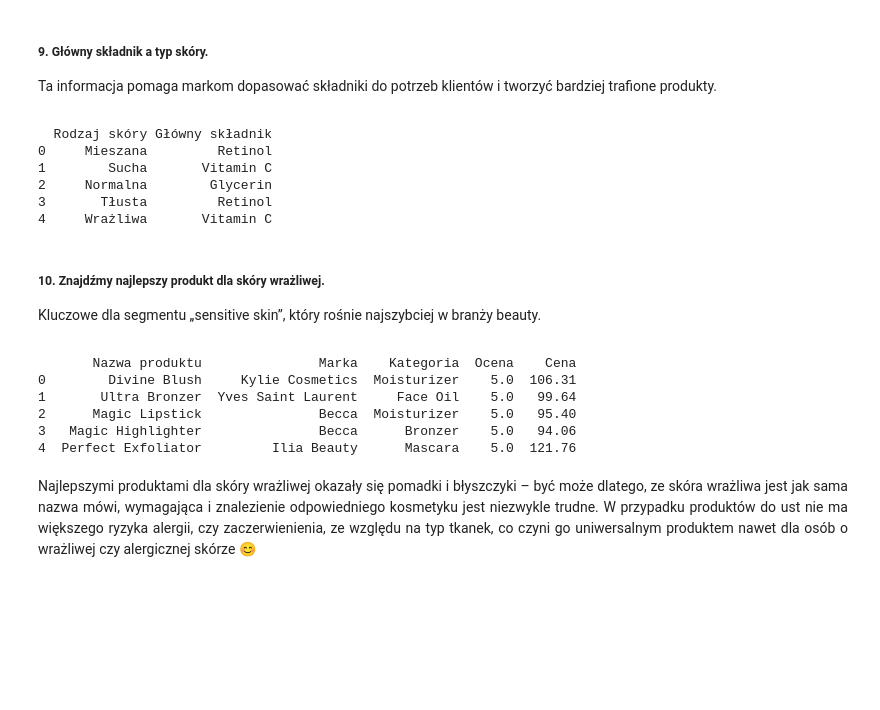
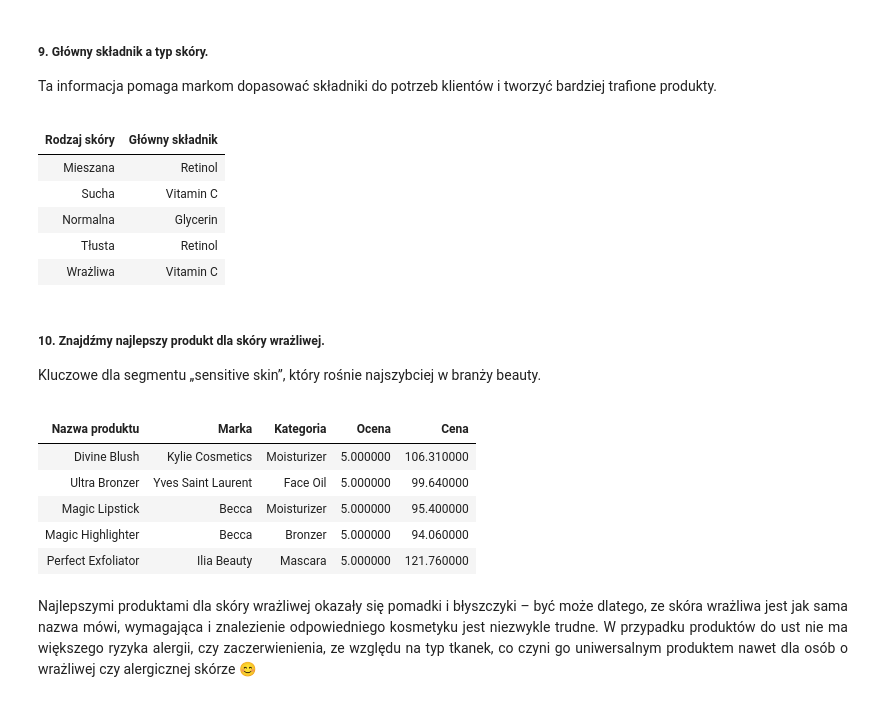
Before and after one commit to kamila-dudzinska/Top_Beauty, a Jupyter notebook: Analiza.ipynb, the cells around one changed output. Cells and saved outputs as stored; diff of their text form; code cells hidden in the pictures; blank space fills up the shorter version.

```diff
--- a/Analiza.ipynb
+++ b/Analiza.ipynb
@@ -443,14 +548,35 @@ map_skora = {
 
 # podmiana nazw w kolumnie
 main_ing['Rodzaj skóry'] = main_ing['Rodzaj skóry'].replace(map_skora)
-print(main_ing)
+
+
+# formatowanie nagłówka tabeli
+naglowek = main_ing.columns[0]
+
+table_style =main_ing.head(5).style.set_table_styles([
+    {
+        'selector':'th',
+        'props':[
+            ('font-weight', 'bold'),                #pogrubienie
+            ('background-color', '#D291BC'),      #kolor tla - lawendowy
+            ('color', 'white'),                     #kolor czcionki
+            ('text-align', 'center'),               #wysrodkowanie
+            ('padding', '8px')
+        ]
+    }
+]).set_properties(
+    **{'font-weight':'bold'},                       #pogrubienie pierwszej kolumny
+    subset=[naglowek]
+).hide(axis='index')
+
+table_style
 # %% [output]
-  Rodzaj skóry Główny składnik
-0     Mieszana         Retinol
-1        Sucha       Vitamin C
-2     Normalna        Glycerin
-3       Tłusta         Retinol
-4     Wrażliwa       Vitamin C
+| Rodzaj skóry | Główny składnik |
+| Mieszana | Retinol |
+| Sucha | Vitamin C |
+| Normalna | Glycerin |
+| Tłusta | Retinol |
+| Wrażliwa | Vitamin C |
 # %% [markdown]
 ##### 10. Znajdźmy najlepszy produkt dla skóry wrażliwej.
 
@@ -462,26 +588,45 @@ Kluczowe dla segmentu „sensitive skin”, który rośnie najszybciej w branży
 # %%
 best = df[df['Skin_Type'] == 'Sensitive']
 
 best_sen = best.sort_values(by='Rating', ascending=False).head(5).reset_index()
 best_sen_chosen = best_sen[['Product_Name', 'Brand', 'Category', 'Rating', 'Price_USD']]
 
 # zmiana nazw kolumn
 best_sen_chosen = best_sen_chosen.rename(columns={
     'Product_Name': 'Nazwa produktu',
     'Brand': 'Marka',
     'Category':'Kategoria',
     'Rating':'Ocena',
     'Price_USD':'Cena'
 })
 
-print(best_sen_chosen)
+# formatowanie nagłówka tabeli
+naglowek = best_sen_chosen.columns[0]
+
+table_style = best_sen_chosen.head(5).style.set_table_styles([
+    {
+        'selector':'th',
+        'props':[
+            ('font-weight', 'bold'),                #pogrubienie
+            ('background-color', '#D291BC'),      #kolor tla - lawendowy
+            ('color', 'white'),                     #kolor czcionki
+            ('text-align', 'center'),               #wysrodkowanie
+            ('padding', '8px')
+        ]
+    }
+]).set_properties(
+    **{'font-weight':'bold'},                       #pogrubienie pierwszej kolumny
+    subset=[naglowek]
+).hide(axis='index')
+
+table_style
 # %% [output]
-       Nazwa produktu               Marka    Kategoria  Ocena    Cena
-0        Divine Blush     Kylie Cosmetics  Moisturizer    5.0  106.31
-1       Ultra Bronzer  Yves Saint Laurent     Face Oil    5.0   99.64
-2      Magic Lipstick               Becca  Moisturizer    5.0   95.40
-3   Magic Highlighter               Becca      Bronzer    5.0   94.06
-4  Perfect Exfoliator         Ilia Beauty      Mascara    5.0  121.76
+| Nazwa produktu | Marka | Kategoria | Ocena | Cena |
+| Divine Blush | Kylie Cosmetics | Moisturizer | 5.000000 | 106.310000 |
+| Ultra Bronzer | Yves Saint Laurent | Face Oil | 5.000000 | 99.640000 |
+| Magic Lipstick | Becca | Moisturizer | 5.000000 | 95.400000 |
+| Magic Highlighter | Becca | Bronzer | 5.000000 | 94.060000 |
+| Perfect Exfoliator | Ilia Beauty | Mascara | 5.000000 | 121.760000 |
 # %% [markdown]
 <div align = "Justify">
 
```
Also changed, not shown: parts of 12 cells of this notebook, 1 other file.
